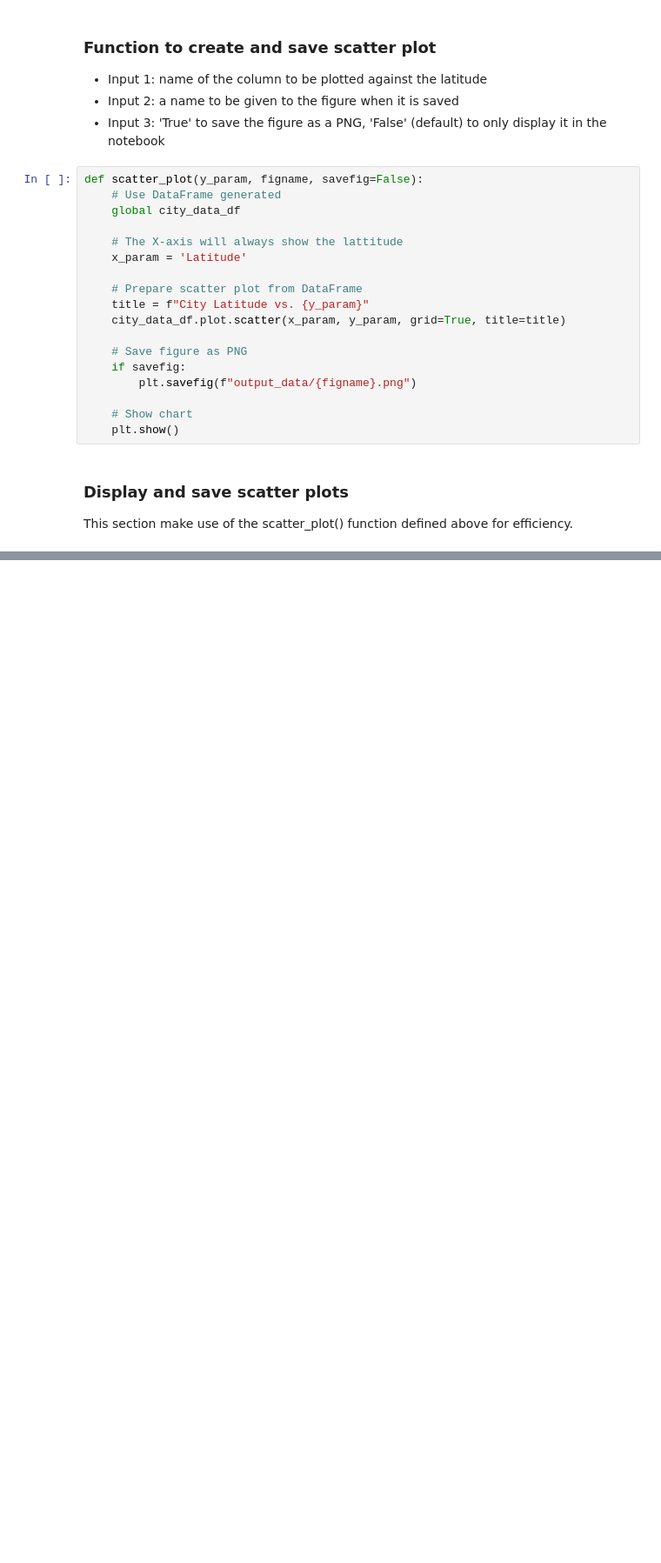
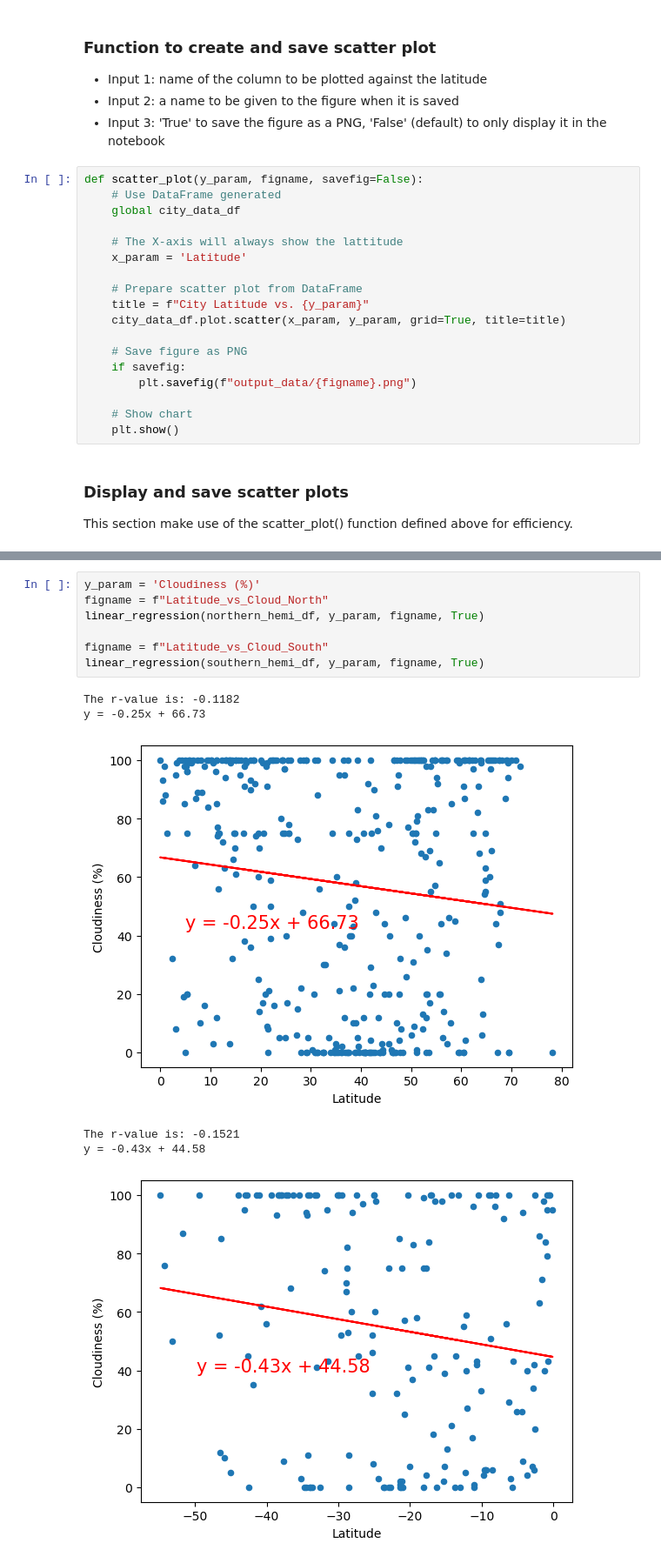
Before and after one commit to benoitchamot/WeatherPy, a Jupyter notebook: WeatherPy/WeatherPy.ipynb, the cells around one changed output, grey strips where cells are left out. Shown at 87% size. Drawn from its saved outputs; the diff is of its cells as text; blank space fills up the shorter version.

```diff
--- a/WeatherPy/WeatherPy.ipynb
+++ b/WeatherPy/WeatherPy.ipynb
@@ -241,0 +352,14 @@ Fig4: Latitude vs Wind Speed (m/s)
+# %%
+y_param = 'Cloudiness (%)'
+figname = f"Latitude_vs_Cloud_North"
+linear_regression(northern_hemi_df, y_param, figname, True)
+
+figname = f"Latitude_vs_Cloud_South"
+linear_regression(southern_hemi_df, y_param, figname, True)
+# %% [output]
+The r-value is: -0.1182
+y = -0.25x + 66.73
+[figure, added]
+The r-value is: -0.1521
+y = -0.43x + 44.58
+[figure, added]
```
Also changed, not shown: parts of 20 cells of this notebook, 13 other files.
